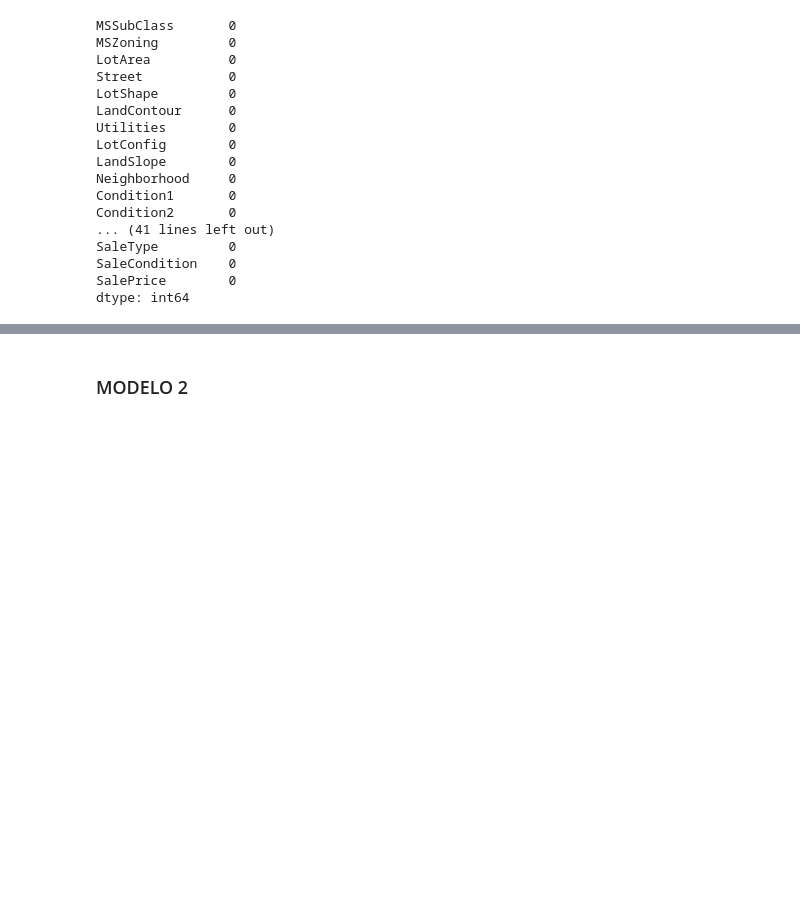
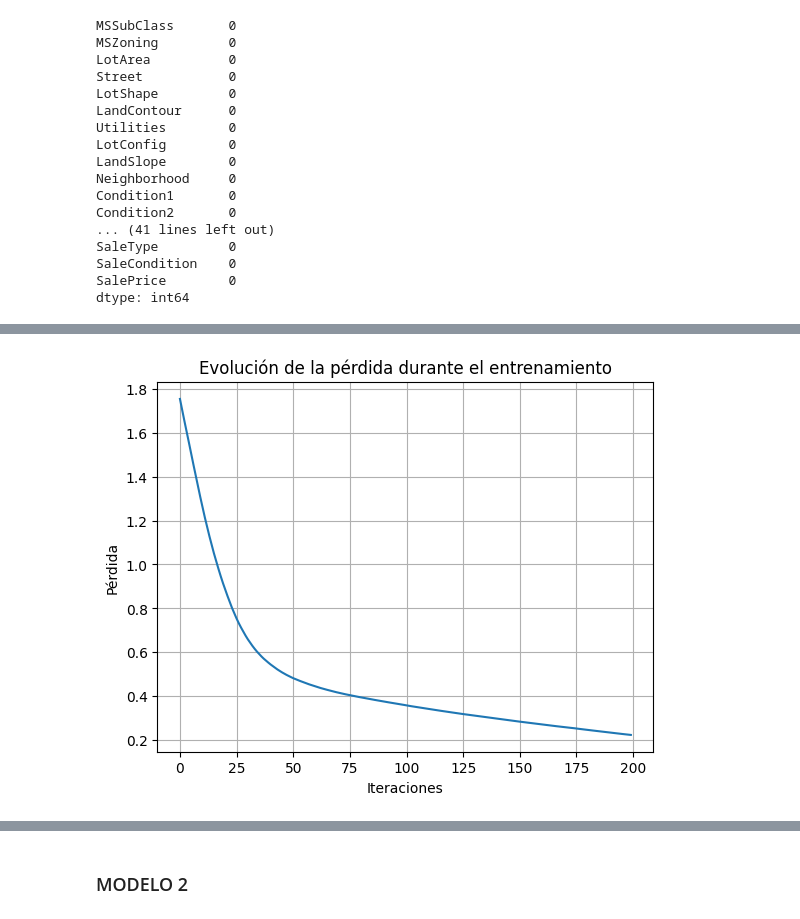
Before and after one commit to DiegoDuaS/RNA, a Jupyter notebook: actividades.ipynb, the cells around one changed output, grey strips where cells are left out. Drawn from its saved outputs; the diff is of its cells as text; code cells hidden in the pictures; blank space fills up the shorter version.

Commit message:
feat: finished the cargeorical models

```diff
--- a/actividades.ipynb
+++ b/actividades.ipynb
@@ -179,6 +179,17 @@ Pipeline(steps=[('columntransformer',
                 ('mlpclassifier',
                  MLPClassifier(activation='tanh', hidden_layer_sizes=(5, 3),
                                verbose=True))])
+# %%
+mlp = modelo1.named_steps['mlpclassifier']  # accedemos al estimador final
+
+plt.plot(mlp.loss_curve_)
+plt.title('Evolución de la pérdida durante el entrenamiento')
+plt.xlabel('Iteraciones')
+plt.ylabel('Pérdida')
+plt.grid()
+plt.show()
+# %% [output]
+[figure, added]
 # %%
 pred1 = modelo1.predict(data_test)
 pred1[:5]
```
Also changed, not shown: parts of 12 cells of this notebook.
